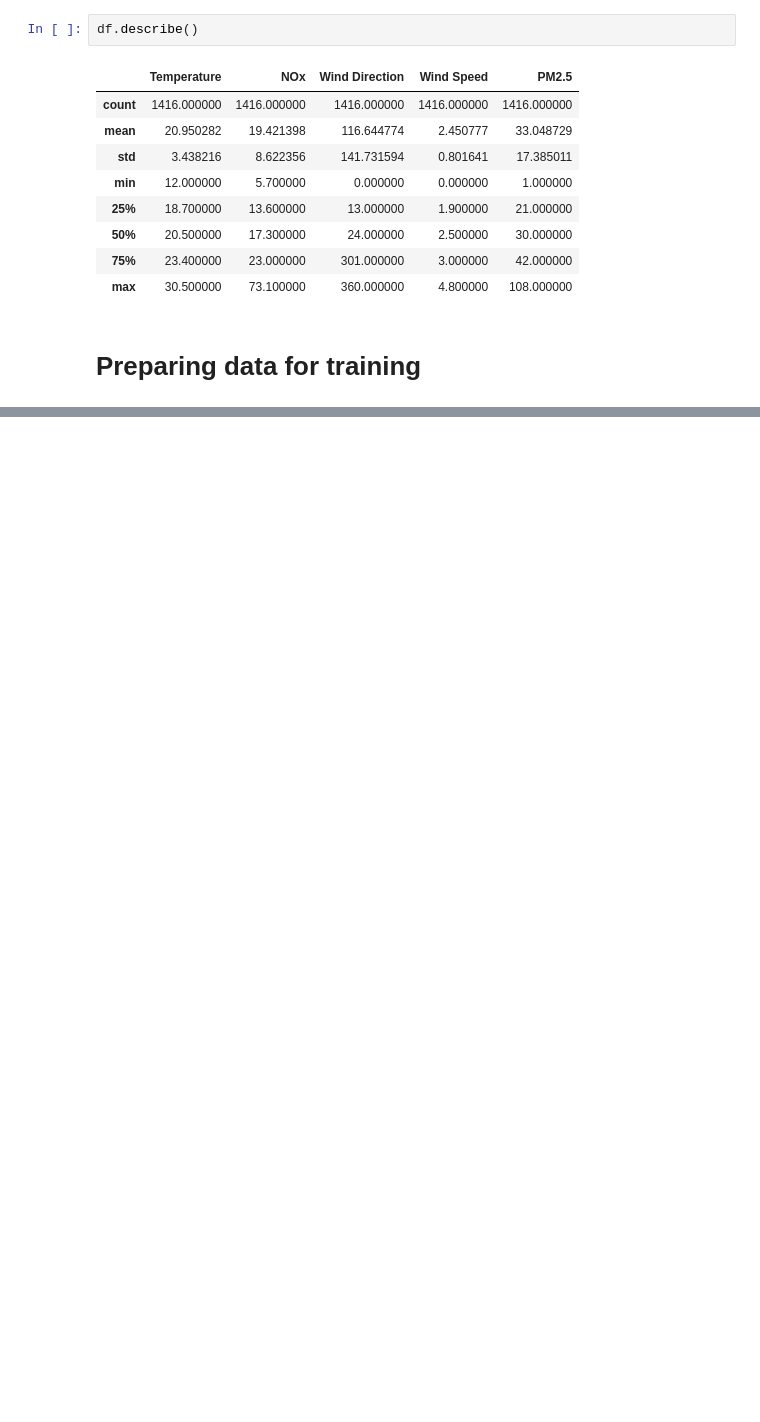
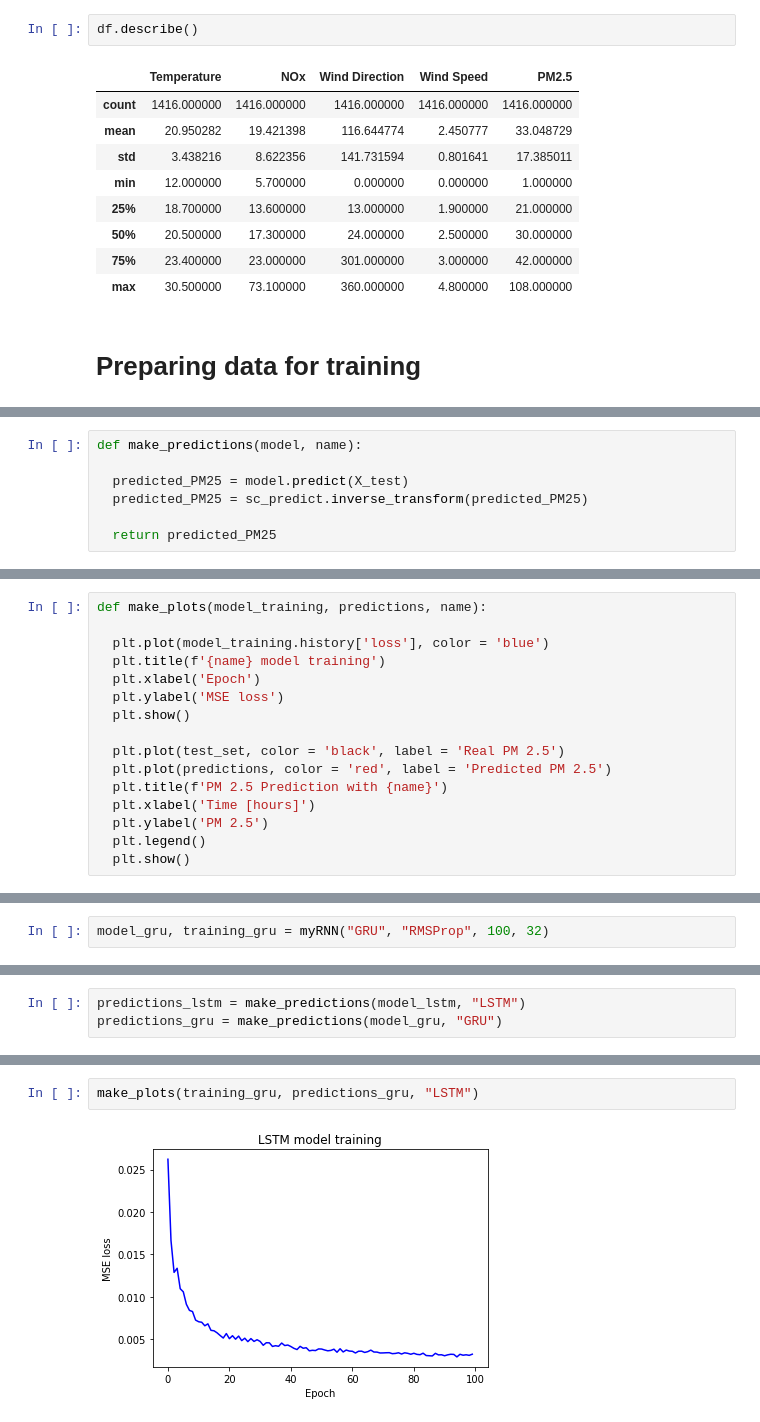
Before and after one commit to KamilBartosik/RNN_AirPolutionPrediction, a Jupyter notebook: RNN_AirPolutionData.ipynb, the cells around one changed output, grey strips where cells are left out. Cells and saved outputs as stored; diff of their text form; blank space fills up the shorter version.

```diff
--- a/RNN_AirPolutionData.ipynb
+++ b/RNN_AirPolutionData.ipynb
@@ -251,0 +347,7 @@ df.describe()
+# %%
+def make_predictions(model, name):
+
+  predicted_PM25 = model.predict(X_test)
+  predicted_PM25 = sc_predict.inverse_transform(predicted_PM25)
+
+  return predicted_PM25
@@ -251,0 +368,16 @@ df.describe()
+# %%
+def make_plots(model_training, predictions, name):
+
+  plt.plot(model_training.history['loss'], color = 'blue')
+  plt.title(f'{name} model training')
+  plt.xlabel('Epoch')
+  plt.ylabel('MSE loss')
+  plt.show()
+
+  plt.plot(test_set, color = 'black', label = 'Real PM 2.5')
+  plt.plot(predictions, color = 'red', label = 'Predicted PM 2.5')
+  plt.title(f'PM 2.5 Prediction with {name}')
+  plt.xlabel('Time [hours]')
+  plt.ylabel('PM 2.5')
+  plt.legend()
+  plt.show()
@@ -251,0 +406,2 @@ df.describe()
+# %%
+model_gru, training_gru = myRNN("GRU", "RMSProp", 100, 32)
@@ -251,0 +426,3 @@ df.describe()
+# %%
+predictions_lstm = make_predictions(model_lstm, "LSTM")
+predictions_gru = make_predictions(model_gru, "GRU")
@@ -251,0 +448,4 @@ df.describe()
+# %%
+make_plots(training_gru, predictions_gru, "LSTM")
+# %% [output]
+[figure, added]
```
Also changed, not shown: parts of 43 cells of this notebook.
